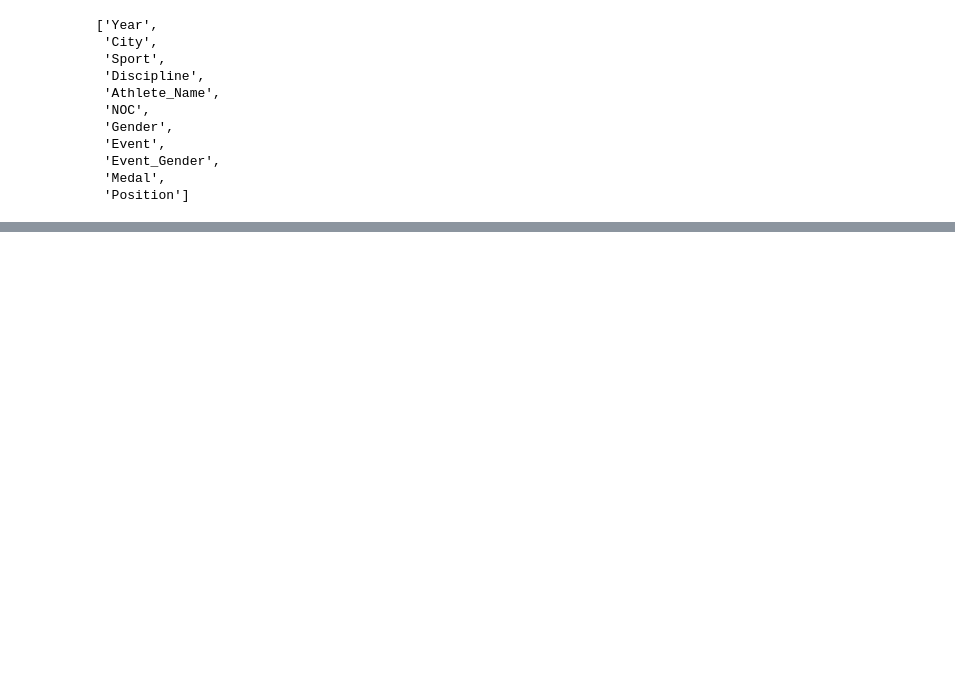
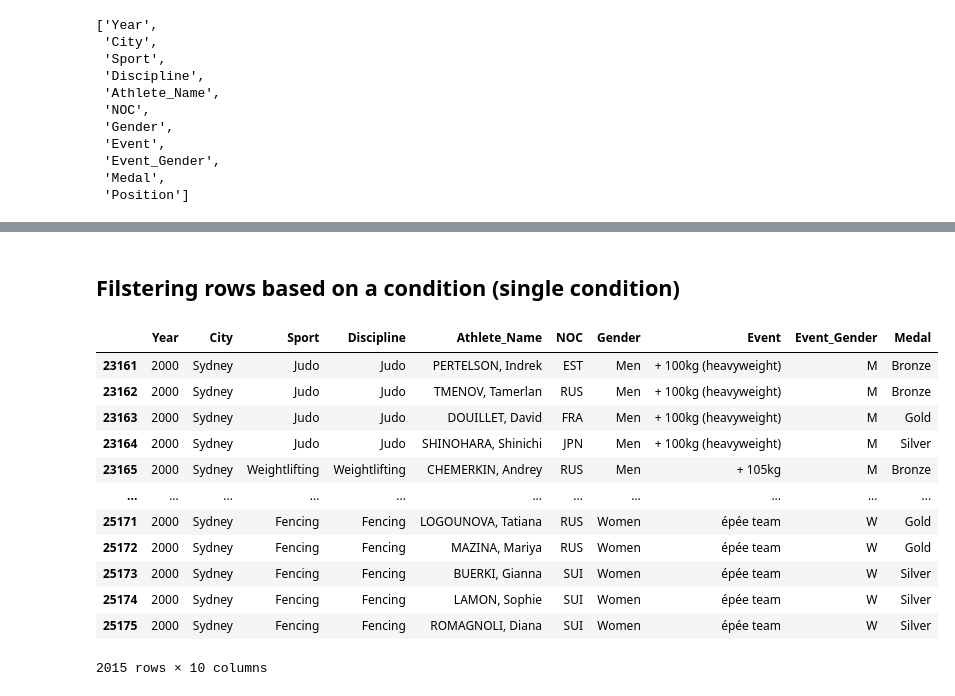
Before and after one commit to Wambaforestin/learning-python, a Jupyter notebook: python_libraries/learning_pandas2.0.ipynb, the cells around one changed output, grey strips where cells are left out. Saved outputs shown, nothing was run; the diff lists cells and outputs as text; code cells hidden in the pictures; blank space fills up the shorter version.

Commit message:
feat: Adding conditions and filtering

```diff
--- a/python_libraries/learning_pandas2.0.ipynb
+++ b/python_libraries/learning_pandas2.0.ipynb
@@ -340,0 +369,19 @@ olpics_df.columns.to_list()
+# %% [markdown]
+## Filstering rows based on a condition (single condition)
+# %%
+# filtering dataset based on the year 2000
+olpics_df[olpics_df["Year"] == 2000]
+# %% [output]
+|  | Year | City | Sport | Discipline | Athlete_Name | NOC | Gender | Event | Event_Gender | Medal |
+| 23161 | 2000 | Sydney | Judo | Judo | PERTELSON, Indrek | EST | Men | + 100kg (heavyweight) | M | Bronze |
+| 23162 | 2000 | Sydney | Judo | Judo | TMENOV, Tamerlan | RUS | Men | + 100kg (heavyweight) | M | Bronze |
+| 23163 | 2000 | Sydney | Judo | Judo | DOUILLET, David | FRA | Men | + 100kg (heavyweight) | M | Gold |
+| 23164 | 2000 | Sydney | Judo | Judo | SHINOHARA, Shinichi | JPN | Men | + 100kg (heavyweight) | M | Silver |
+| 23165 | 2000 | Sydney | Weightlifting | Weightlifting | CHEMERKIN, Andrey | RUS | Men | + 105kg | M | Bronze |
+| ... | ... | ... | ... | ... | ... | ... | ... | ... | ... | ... |
+| 25171 | 2000 | Sydney | Fencing | Fencing | LOGOUNOVA, Tatiana | RUS | Women | épée team | W | Gold |
+| 25172 | 2000 | Sydney | Fencing | Fencing | MAZINA, Mariya | RUS | Women | épée team | W | Gold |
+| 25173 | 2000 | Sydney | Fencing | Fencing | BUERKI, Gianna | SUI | Women | épée team | W | Silver |
+| 25174 | 2000 | Sydney | Fencing | Fencing | LAMON, Sophie | SUI | Women | épée team | W | Silver |
+| 25175 | 2000 | Sydney | Fencing | Fencing | ROMAGNOLI, Diana | SUI | Women | épée team | W | Silver |
+2015 rows × 10 columns
```
Also changed, not shown: parts of 9 cells of this notebook.
